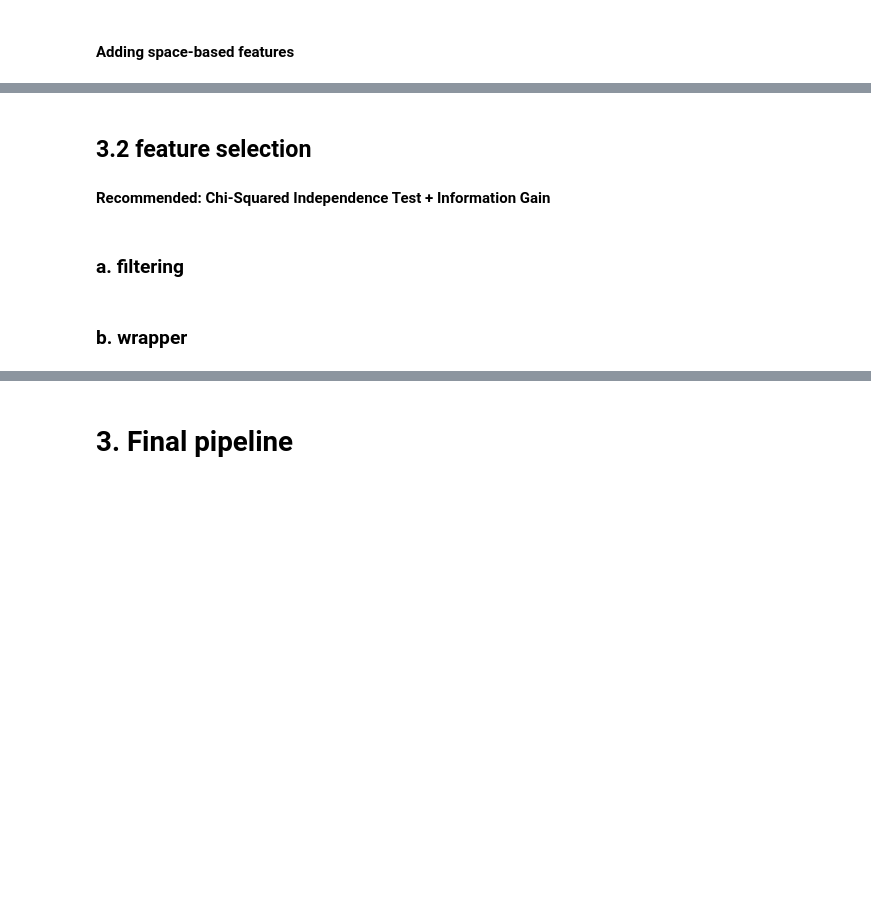
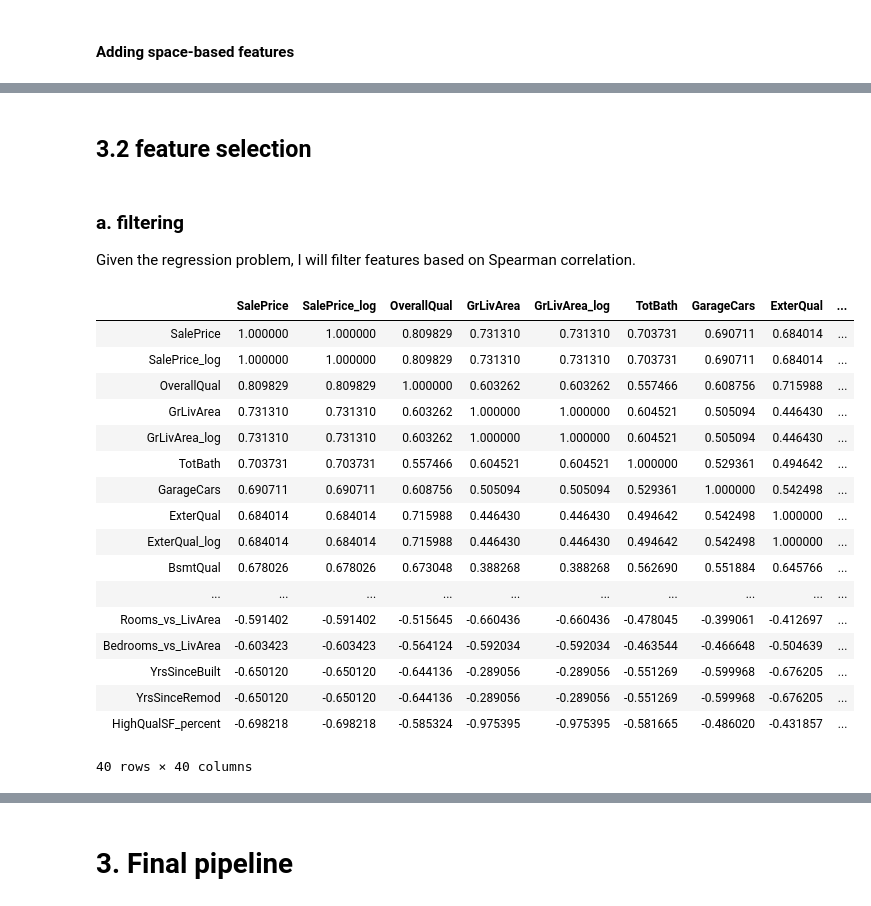
Before and after one commit to AdiletGaparov/mbd-machine-learning-II, a Jupyter notebook: assignment1_feature_engineering/feature_engineering_housing_dataset.ipynb, the cells around one changed output, grey strips where cells are left out. Cells and saved outputs as stored; diff of their text form; code cells hidden in the pictures; blank space fills up the shorter version.

```diff
--- a/assignment1_feature_engineering/feature_engineering_housing_dataset.ipynb
+++ b/assignment1_feature_engineering/feature_engineering_housing_dataset.ipynb
@@ -89,8 +86,7 @@ train = MyQualityEncoder(cols_enc_quality).fit_transform(train)
 Other features that can be ordinally encoded
 # %%
 cols_enc_ordinal = ['BsmtExposure', 'BsmtFinType1', 'BsmtFinType2', 'GarageFinish',
-                'LotShape', 'PavedDrive', 'Electrical', 'Functional', 'HouseStyle',
-                   'LandSlope']
+                'LotShape', 'PavedDrive', 'Electrical', 'Functional', 'HouseStyle', 'LandSlope']
 train = MyOtherOrdinalEncoder(cols_enc_ordinal).fit_transform(train)
 # %% [markdown]
 ### 2.3 binary encoding with imputing missing values
@@ -104,5 +105,4 @@ train.isnull().sum()[train.isnull().sum()>0]
 # %% [markdown]
 Most likely those missing values indicate absence: absence of Garage and zero Lot Frontage. Let's impute values correspondingly.
 # %%
-cols_impute_simple = ['LotFrontage', 'GarageType', 'GarageYrBlt']
-train = MySimpleImputer(cols_impute_simple).fit_transform(train)
+train = MySimpleImputer().fit_transform(train)
@@ -111,3 +108,0 @@ train = MySimpleImputer(cols_impute_simple).fit_transform(train)
-# %%
-cols_log = ['1stFlrSF', 'LotArea', 'LotFrontage', 'GrLivArea', 'BsmtUnfSF', 'TotalBsmtSF']
-train = MyLog1pTransformer(cols_log).fit_transform(train)
@@ -196,0 +191,2 @@ train = MySpaceBasedFeatures().fit_transform(train)
+# %%
+train = MyLog1pTransformer().fit_transform(train)
@@ -249,7 +250,2 @@ submission.to_csv('submission.csv', index=False)
 # %% [markdown]
 ## 3.2 feature selection
-#### Recommended: Chi-Squared Independence Test + Information Gain
-# %% [markdown]
-### a. filtering
-# %% [markdown]
-### b. wrapper
@@ -258,0 +252,27 @@ cols_categorical = train.select_dtypes(['object']).columns
+# %% [markdown]
+### a. filtering
+
+Given the regression problem, I will filter features based on Spearman correlation.
+# %%
+correlated_features = abs(train.corr(method='spearman')['SalePrice_log'].sort_values(ascending=False))>0.5
+correlated_w_target = train.corr(method='spearman')['SalePrice_log'].sort_values(ascending=False)[correlated_features].index
+train[correlated_w_target].corr(method='spearman')
+# %% [output]
+|  | SalePrice | SalePrice_log | OverallQual | GrLivArea | GrLivArea_log | TotBath | GarageCars | ExterQual | ... |
+| SalePrice | 1.000000 | 1.000000 | 0.809829 | 0.731310 | 0.731310 | 0.703731 | 0.690711 | 0.684014 | ... |
+| SalePrice_log | 1.000000 | 1.000000 | 0.809829 | 0.731310 | 0.731310 | 0.703731 | 0.690711 | 0.684014 | ... |
+| OverallQual | 0.809829 | 0.809829 | 1.000000 | 0.603262 | 0.603262 | 0.557466 | 0.608756 | 0.715988 | ... |
+| GrLivArea | 0.731310 | 0.731310 | 0.603262 | 1.000000 | 1.000000 | 0.604521 | 0.505094 | 0.446430 | ... |
+| GrLivArea_log | 0.731310 | 0.731310 | 0.603262 | 1.000000 | 1.000000 | 0.604521 | 0.505094 | 0.446430 | ... |
+| TotBath | 0.703731 | 0.703731 | 0.557466 | 0.604521 | 0.604521 | 1.000000 | 0.529361 | 0.494642 | ... |
+| GarageCars | 0.690711 | 0.690711 | 0.608756 | 0.505094 | 0.505094 | 0.529361 | 1.000000 | 0.542498 | ... |
+| ExterQual | 0.684014 | 0.684014 | 0.715988 | 0.446430 | 0.446430 | 0.494642 | 0.542498 | 1.000000 | ... |
+| ExterQual_log | 0.684014 | 0.684014 | 0.715988 | 0.446430 | 0.446430 | 0.494642 | 0.542498 | 1.000000 | ... |
+| BsmtQual | 0.678026 | 0.678026 | 0.673048 | 0.388268 | 0.388268 | 0.562690 | 0.551884 | 0.645766 | ... |
+| ... | ... | ... | ... | ... | ... | ... | ... | ... | ... |
+| Rooms_vs_LivArea | -0.591402 | -0.591402 | -0.515645 | -0.660436 | -0.660436 | -0.478045 | -0.399061 | -0.412697 | ... |
+| Bedrooms_vs_LivArea | -0.603423 | -0.603423 | -0.564124 | -0.592034 | -0.592034 | -0.463544 | -0.466648 | -0.504639 | ... |
+| YrsSinceBuilt | -0.650120 | -0.650120 | -0.644136 | -0.289056 | -0.289056 | -0.551269 | -0.599968 | -0.676205 | ... |
+| YrsSinceRemod | -0.650120 | -0.650120 | -0.644136 | -0.289056 | -0.289056 | -0.551269 | -0.599968 | -0.676205 | ... |
+| HighQualSF_percent | -0.698218 | -0.698218 | -0.585324 | -0.975395 | -0.975395 | -0.581665 | -0.486020 | -0.431857 | ... |
+40 rows × 40 columns
```
Also changed, not shown: parts of 16 cells of this notebook.
